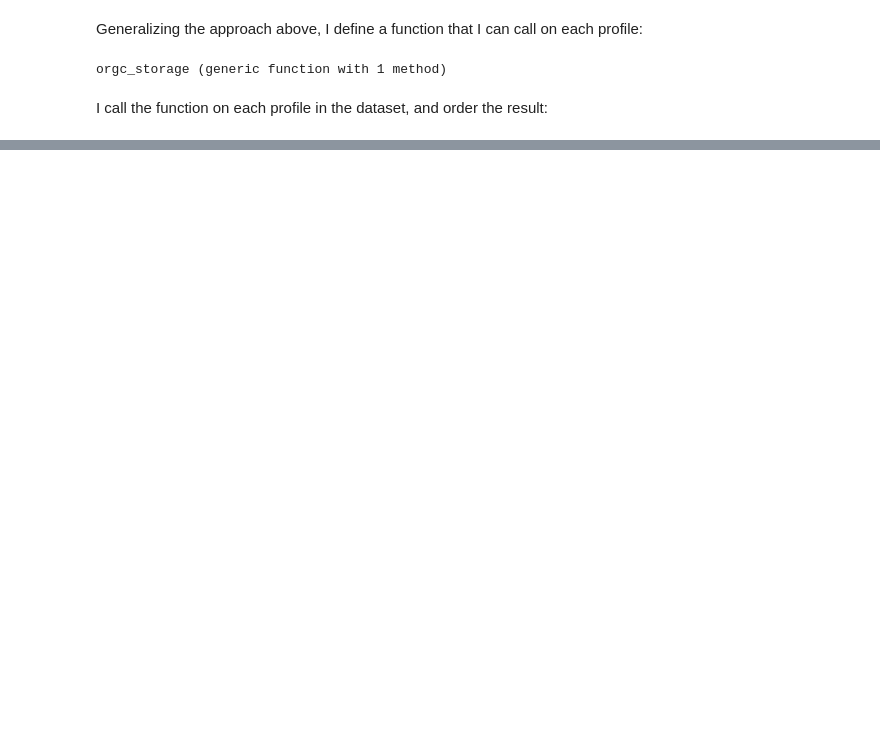
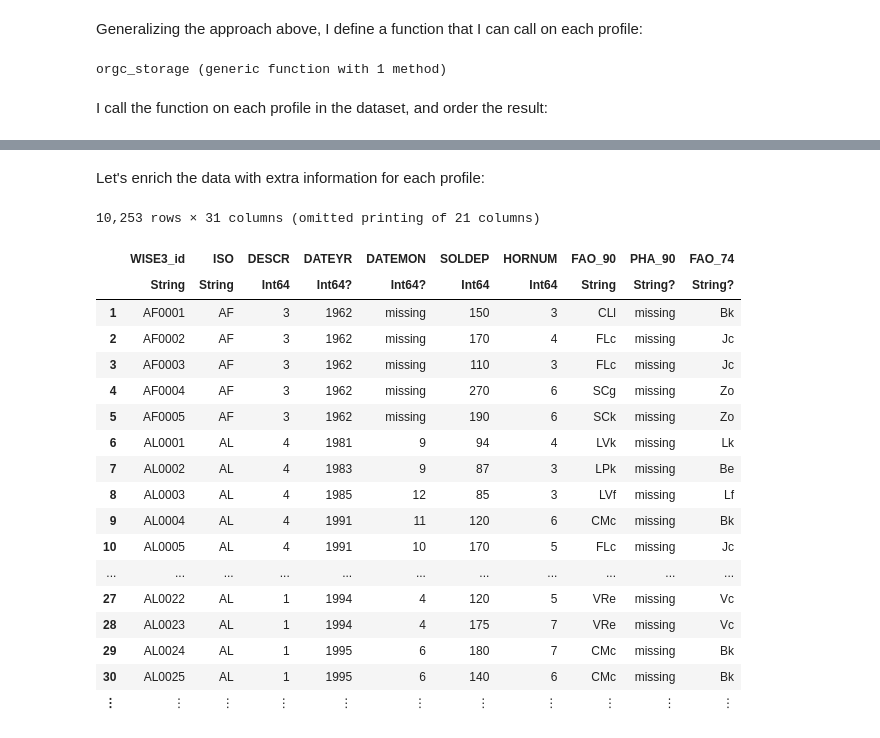
Before and after one commit to danvinci/soil_nb, a Jupyter notebook: soil_carbon_storage.ipynb, the cells around one changed output, grey strips where cells are left out. Cells and saved outputs as stored; diff of their text form; code cells hidden in the pictures; blank space fills up the shorter version.

```diff
--- a/soil_carbon_storage.ipynb
+++ b/soil_carbon_storage.ipynb
@@ -226,0 +225,24 @@ orgc_storage_df = sort!(DataFrame(WISE3_ID = String.(keys(orgc_mass_dict)), ORGC
+# %% [markdown]
+Let's enrich the data with extra information for each profile:
+# %%
+df_site = CSV.read(download("https://drive.google.com/uc?export=download&id=1mki-fWQDwmoimO87TxboJJA69usr66P_"), DataFrame)
+# %% [output]
+10,253 rows × 31 columns (omitted printing of 21 columns)
+|  | WISE3_id | ISO | DESCR | DATEYR | DATEMON | SOLDEP | HORNUM | FAO_90 | PHA_90 | FAO_74 |
+|  | String | String | Int64 | Int64? | Int64? | Int64 | Int64 | String | String? | String? |
+| 1 | AF0001 | AF | 3 | 1962 | missing | 150 | 3 | CLl | missing | Bk |
+| 2 | AF0002 | AF | 3 | 1962 | missing | 170 | 4 | FLc | missing | Jc |
+| 3 | AF0003 | AF | 3 | 1962 | missing | 110 | 3 | FLc | missing | Jc |
+| 4 | AF0004 | AF | 3 | 1962 | missing | 270 | 6 | SCg | missing | Zo |
+| 5 | AF0005 | AF | 3 | 1962 | missing | 190 | 6 | SCk | missing | Zo |
+| 6 | AL0001 | AL | 4 | 1981 | 9 | 94 | 4 | LVk | missing | Lk |
+| 7 | AL0002 | AL | 4 | 1983 | 9 | 87 | 3 | LPk | missing | Be |
+| 8 | AL0003 | AL | 4 | 1985 | 12 | 85 | 3 | LVf | missing | Lf |
+| 9 | AL0004 | AL | 4 | 1991 | 11 | 120 | 6 | CMc | missing | Bk |
+| 10 | AL0005 | AL | 4 | 1991 | 10 | 170 | 5 | FLc | missing | Jc |
+| ... | ... | ... | ... | ... | ... | ... | ... | ... | ... | ... |
+| 27 | AL0022 | AL | 1 | 1994 | 4 | 120 | 5 | VRe | missing | Vc |
+| 28 | AL0023 | AL | 1 | 1994 | 4 | 175 | 7 | VRe | missing | Vc |
+| 29 | AL0024 | AL | 1 | 1995 | 6 | 180 | 7 | CMc | missing | Bk |
+| 30 | AL0025 | AL | 1 | 1995 | 6 | 140 | 6 | CMc | missing | Bk |
+| ⋮ | ⋮ | ⋮ | ⋮ | ⋮ | ⋮ | ⋮ | ⋮ | ⋮ | ⋮ | ⋮ |
```
Also changed, not shown: parts of 22 cells of this notebook.
